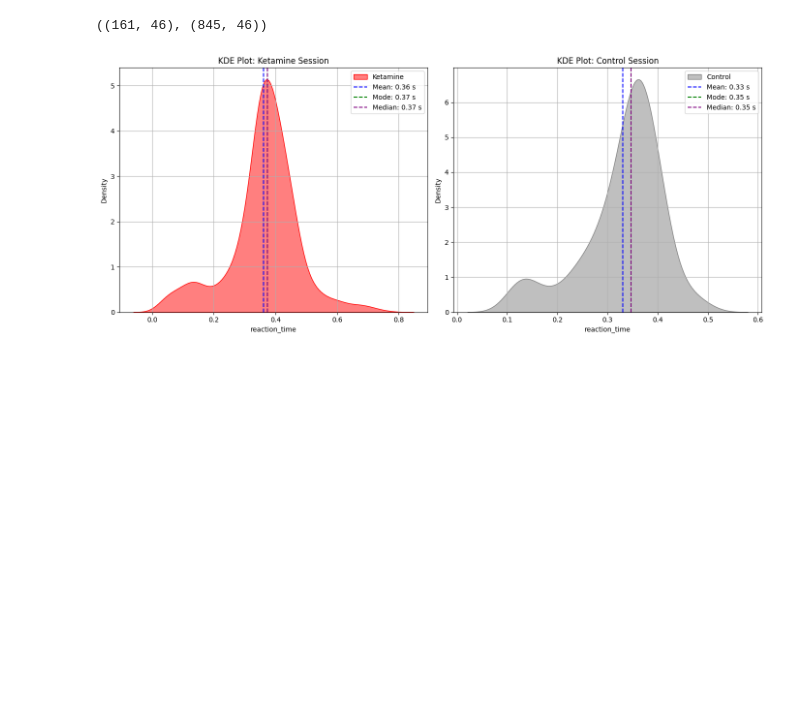
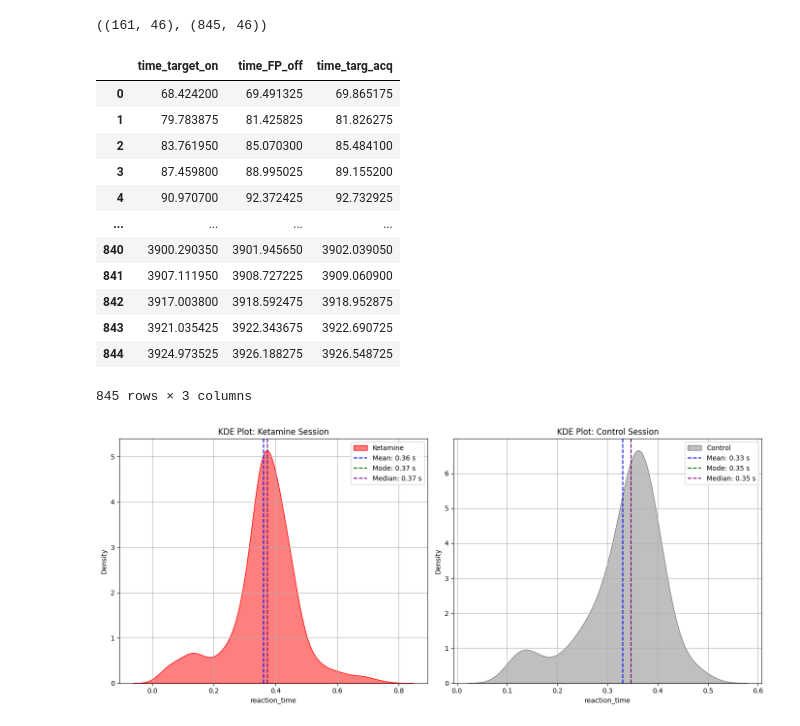
Before and after one commit to Da4kek/Temporal-Dynamics, a Jupyter notebook: Ketamine_data_analysis.ipynb, the cells around one changed output. Saved outputs shown, nothing was run; the diff lists cells and outputs as text; code cells hidden in the pictures; blank space fills up the shorter version.

```diff
--- a/Ketamine_data_analysis.ipynb
+++ b/Ketamine_data_analysis.ipynb
@@ -60,3 +77,19 @@ df_n.shape, df.shape
 df_n.sort_values("go_time", inplace=True)
 df.sort_values("go_time", inplace=True)
 df_n.reset_index(drop=True, inplace=True)
+# %%
+df[['time_target_on','time_FP_off','time_targ_acq']].sort_values("time_target_on")
+# %% [output]
+|  | time_target_on | time_FP_off | time_targ_acq |
+| 0 | 68.424200 | 69.491325 | 69.865175 |
+| 1 | 79.783875 | 81.425825 | 81.826275 |
+| 2 | 83.761950 | 85.070300 | 85.484100 |
+| 3 | 87.459800 | 88.995025 | 89.155200 |
+| 4 | 90.970700 | 92.372425 | 92.732925 |
+| ... | ... | ... | ... |
+| 840 | 3900.290350 | 3901.945650 | 3902.039050 |
+| 841 | 3907.111950 | 3908.727225 | 3909.060900 |
+| 842 | 3917.003800 | 3918.592475 | 3918.952875 |
+| 843 | 3921.035425 | 3922.343675 | 3922.690725 |
+| 844 | 3924.973525 | 3926.188275 | 3926.548725 |
+845 rows × 3 columns
```
Also changed, not shown: parts of 10 cells of this notebook.
